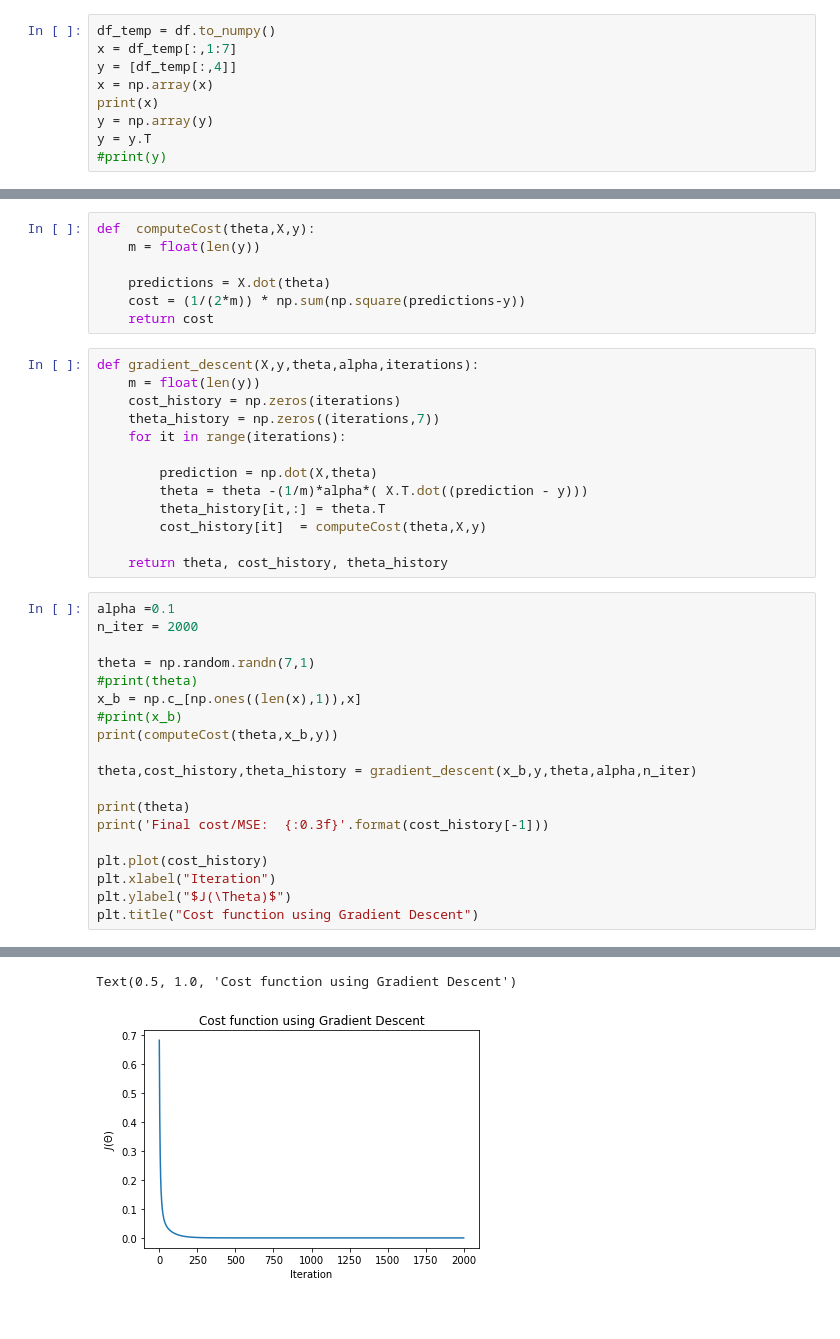
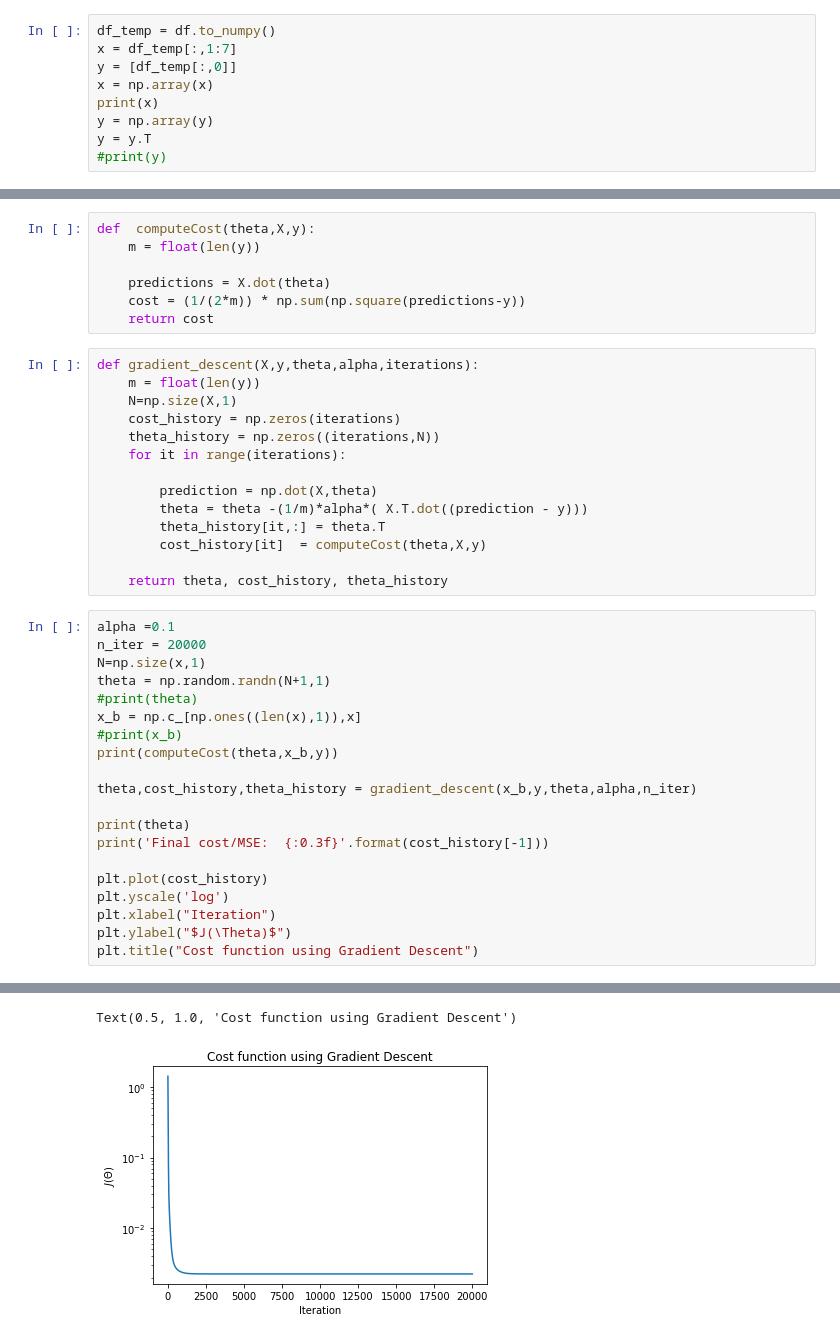
Before and after one commit to LeoisWTT/PHYS3151-Machine-Learning-in-Physics-2023, a Jupyter notebook: multivariate-linear-regression/2D_function_expansion.ipynb, the cells around one changed output, grey strips where cells are left out. Drawn from its saved outputs; the diff is of its cells as text.

```diff
--- a/multivariate-linear-regression/2D_function_expansion.ipynb
+++ b/multivariate-linear-regression/2D_function_expansion.ipynb
@@ -79,7 +64,7 @@ Next, we scale the data
 # %%
 df_temp = df.to_numpy()
 x = df_temp[:,1:7]
-y = [df_temp[:,4]]
+y = [df_temp[:,0]]
 x = np.array(x)
 print(x)
 y = np.array(y)
@@ -105,8 +88,9 @@ def  computeCost(theta,X,y):
 # %%
 def gradient_descent(X,y,theta,alpha,iterations):
     m = float(len(y))
+    N=np.size(X,1)
     cost_history = np.zeros(iterations)
-    theta_history = np.zeros((iterations,7))
+    theta_history = np.zeros((iterations,N))
     for it in range(iterations):
 
         prediction = np.dot(X,theta)
@@ -117,9 +101,9 @@ def gradient_descent(X,y,theta,alpha,iterations):
     return theta, cost_history, theta_history
 # %%
 alpha =0.1
-n_iter = 2000
-
-theta = np.random.randn(7,1)
+n_iter = 20000
+N=np.size(x,1)
+theta = np.random.randn(N+1,1)
 #print(theta)
 x_b = np.c_[np.ones((len(x),1)),x]
 #print(x_b)
@@ -131,6 +115,7 @@ print(theta)
 print('Final cost/MSE:  {:0.3f}'.format(cost_history[-1]))
 
 plt.plot(cost_history)
+plt.yscale('log')
 plt.xlabel("Iteration")
 plt.ylabel("$J(\Theta)$")
 plt.title("Cost function using Gradient Descent")
@@ -147,2 +132,2 @@ Final cost/MSE:  0.000
 Text(0.5, 1.0, 'Cost function using Gradient Descent')
-[figure, old version]
+[figure, new version]
```
Also changed, not shown: parts of 17 cells of this notebook.
